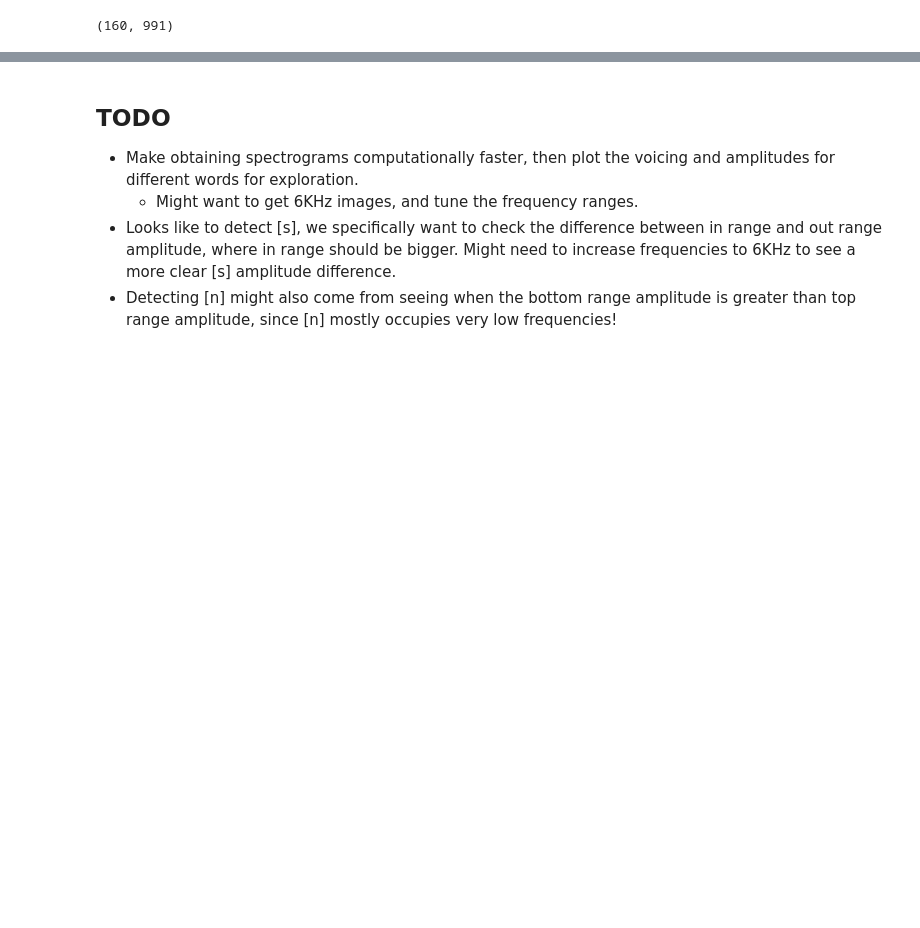
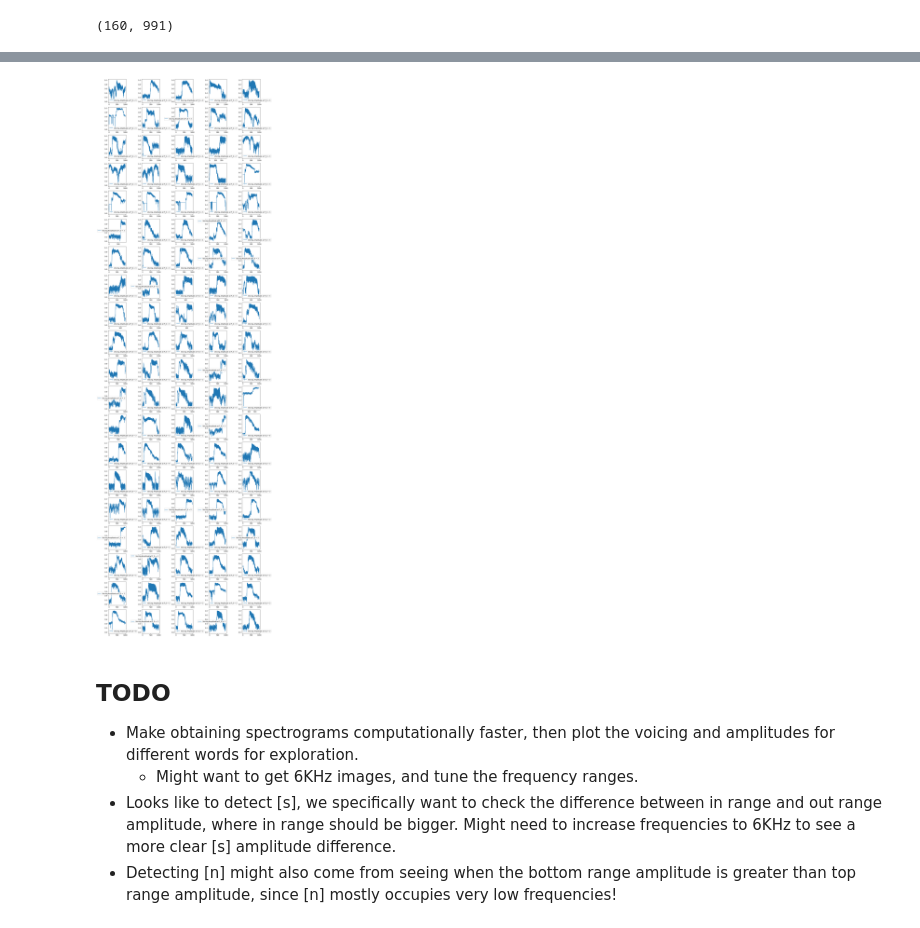
Before and after one commit to Calculasians/Praat, a Jupyter notebook: KeywordSpotting_PraatEndeavour.ipynb, the cells around one changed output, grey strips where cells are left out. Drawn from its saved outputs; the diff is of its cells as text; code cells hidden in the pictures; blank space fills up the shorter version.

```diff
--- a/KeywordSpotting_PraatEndeavour.ipynb
+++ b/KeywordSpotting_PraatEndeavour.ipynb
@@ -182,3 +186,16 @@ voicing_amplitude = get_plot_voicing(new_spectrogram)
+# %%
+nrows=20
+ncols=5
+figure, ax = plt.subplots(nrows, ncols, figsize=(15,50))
+
+for i in range(nrows):
+    for j in range(ncols):
+        new_spectrogram, log_new_spectrogram = get_spectrogram(text_samples[i*ncols + j])
+        voicing_amplitude = get_plot_voicing(new_spectrogram, ax[i,j])
+
+figure.tight_layout()
+# %% [output]
+[figure, added]
 # %% [markdown]
 ## TODO
 - Make obtaining spectrograms computationally faster, then plot the voicing and amplitudes for different words for exploration.
```
Also changed, not shown: parts of 7 cells of this notebook.
